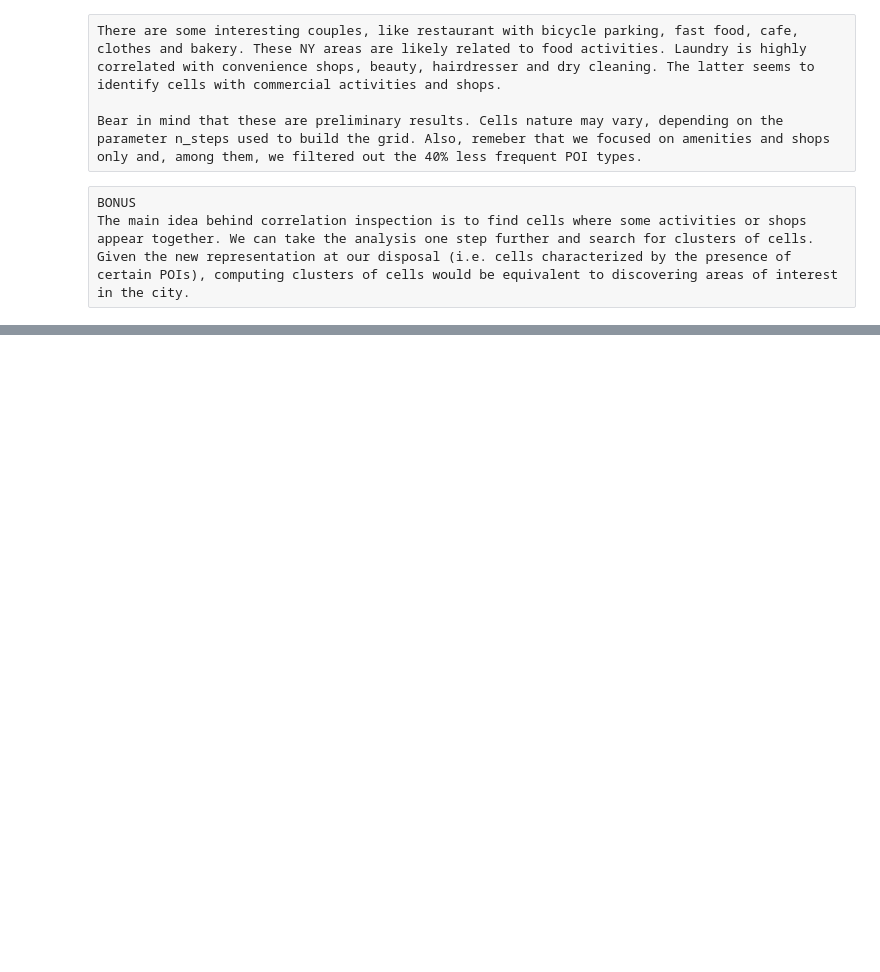
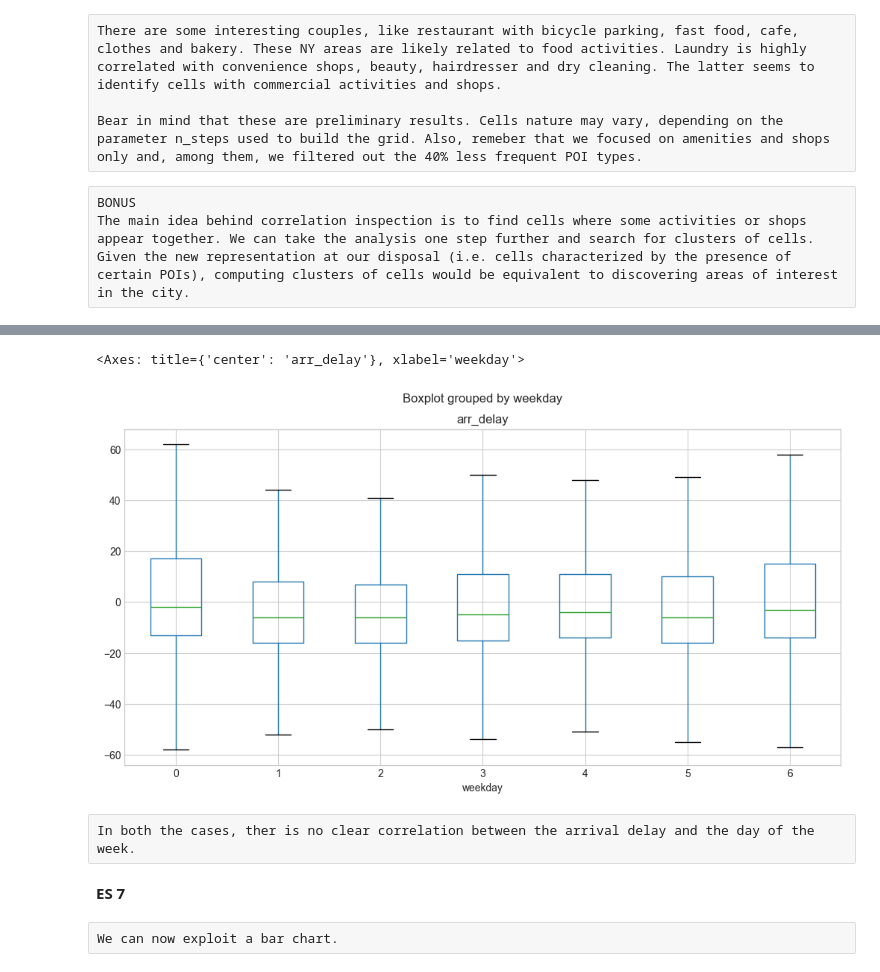
Before and after one commit to letiBri/DS-ML, a Jupyter notebook: LAB02/LAB02_corretto.ipynb, the cells around one changed output, grey strips where cells are left out. Drawn from its saved outputs; the diff is of its cells as text; code cells hidden in the pictures; blank space fills up the shorter version.

```diff
--- a/LAB02/LAB02_corretto.ipynb
+++ b/LAB02/LAB02_corretto.ipynb
@@ -533,0 +726,11 @@ The main idea behind correlation inspection is to find cells where some activiti
+# %%
+df.boxplot(by='weekday', column='arr_delay', showfliers=False) # escludo gli outlier
+# %% [output]
+<Axes: title={'center': 'arr_delay'}, xlabel='weekday'>
+[figure, added]
+# %% [raw]
+In both the cases, ther is no clear correlation between the arrival delay and the day of the week.
+# %% [markdown]
+**ES 7**
+# %% [raw]
+We can now exploit a bar chart.
```
Also changed, not shown: parts of 70 cells of this notebook.
